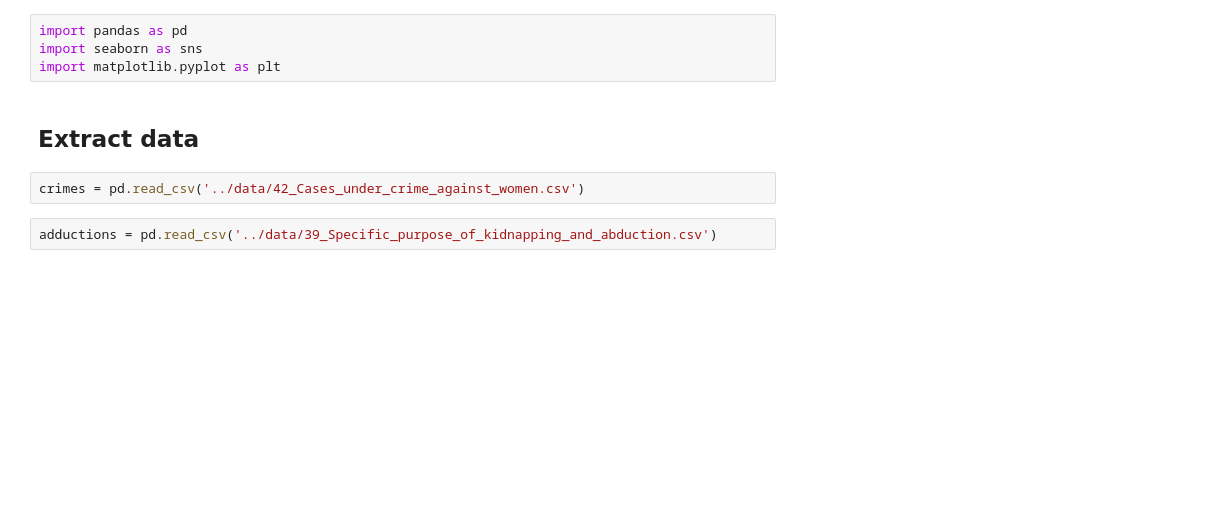
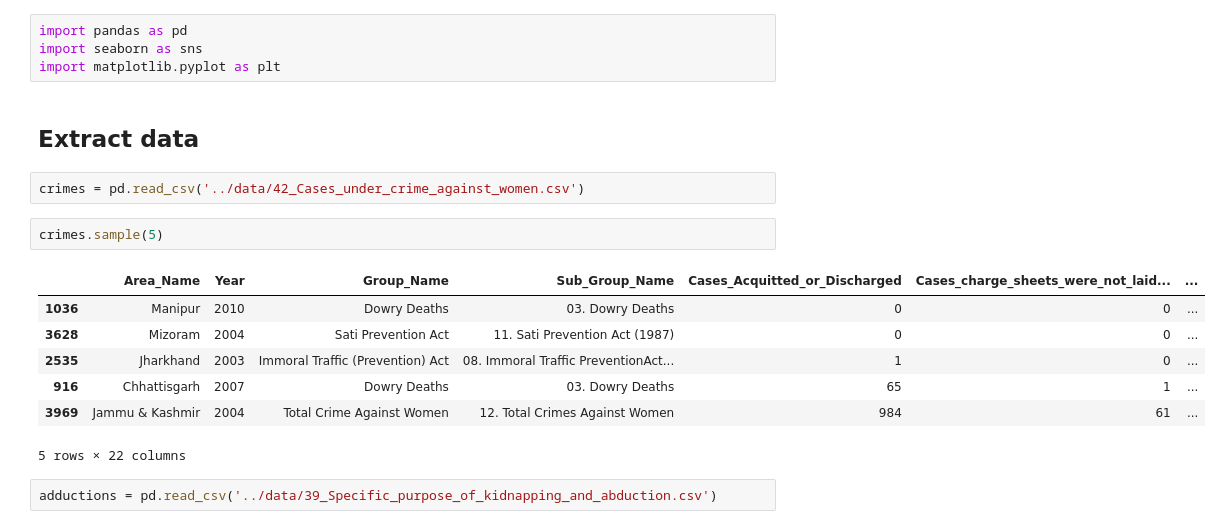
Before and after one commit to Huycuong03/Analysis-crimes-against-women-in-India, a Jupyter notebook: notebook/main.ipynb, the cells around one changed output. Drawn from its saved outputs; the diff is of its cells as text; blank space fills up the shorter version.

```diff
--- a/notebook/main.ipynb
+++ b/notebook/main.ipynb
@@ -8,5 +8,15 @@ import matplotlib.pyplot as plt
 ## Extract data
 # %%
 crimes = pd.read_csv('../data/42_Cases_under_crime_against_women.csv')
+# %%
+crimes.sample(5)
+# %% [output]
+|  | Area_Name | Year | Group_Name | Sub_Group_Name | Cases_Acquitted_or_Discharged | Cases_charge_sheets_were_not_laid... | ... |
+| 1036 | Manipur | 2010 | Dowry Deaths | 03. Dowry Deaths | 0 | 0 | ... |
+| 3628 | Mizoram | 2004 | Sati Prevention Act | 11. Sati Prevention Act (1987) | 0 | 0 | ... |
+| 2535 | Jharkhand | 2003 | Immoral Traffic (Prevention) Act | 08. Immoral Traffic PreventionAct... | 1 | 0 | ... |
+| 916 | Chhattisgarh | 2007 | Dowry Deaths | 03. Dowry Deaths | 65 | 1 | ... |
+| 3969 | Jammu & Kashmir | 2004 | Total Crime Against Women | 12. Total Crimes Against Women | 984 | 61 | ... |
+5 rows × 22 columns
 # %%
 adductions = pd.read_csv('../data/39_Specific_purpose_of_kidnapping_and_abduction.csv')
```
Also changed, not shown: parts of 15 cells of this notebook.
